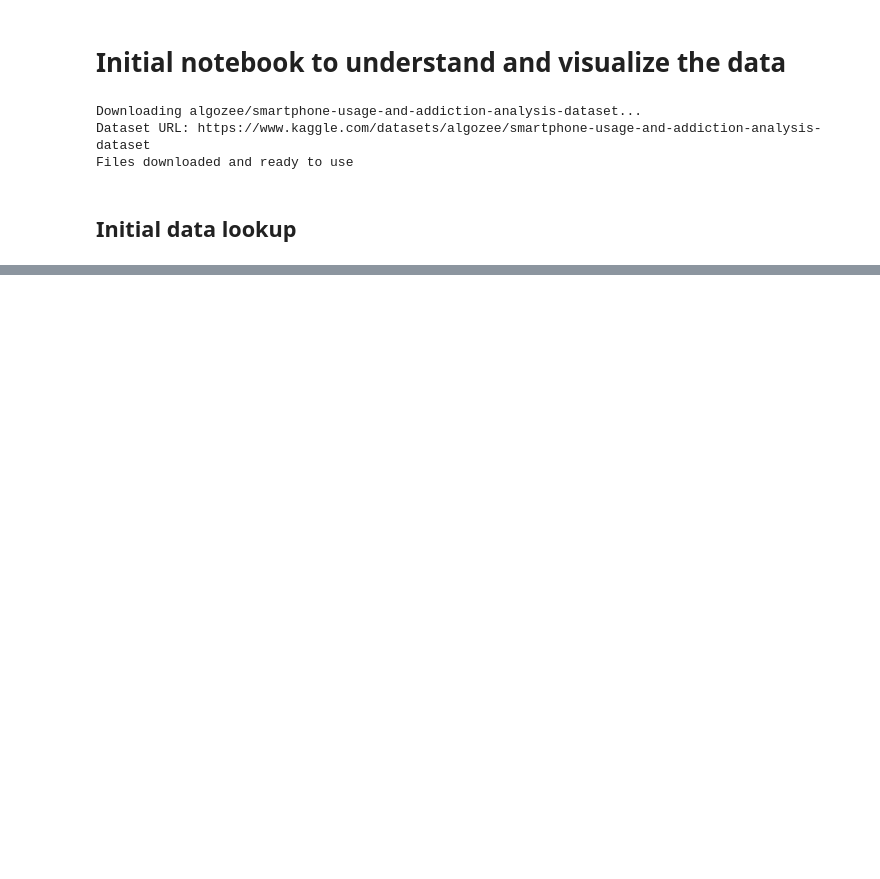
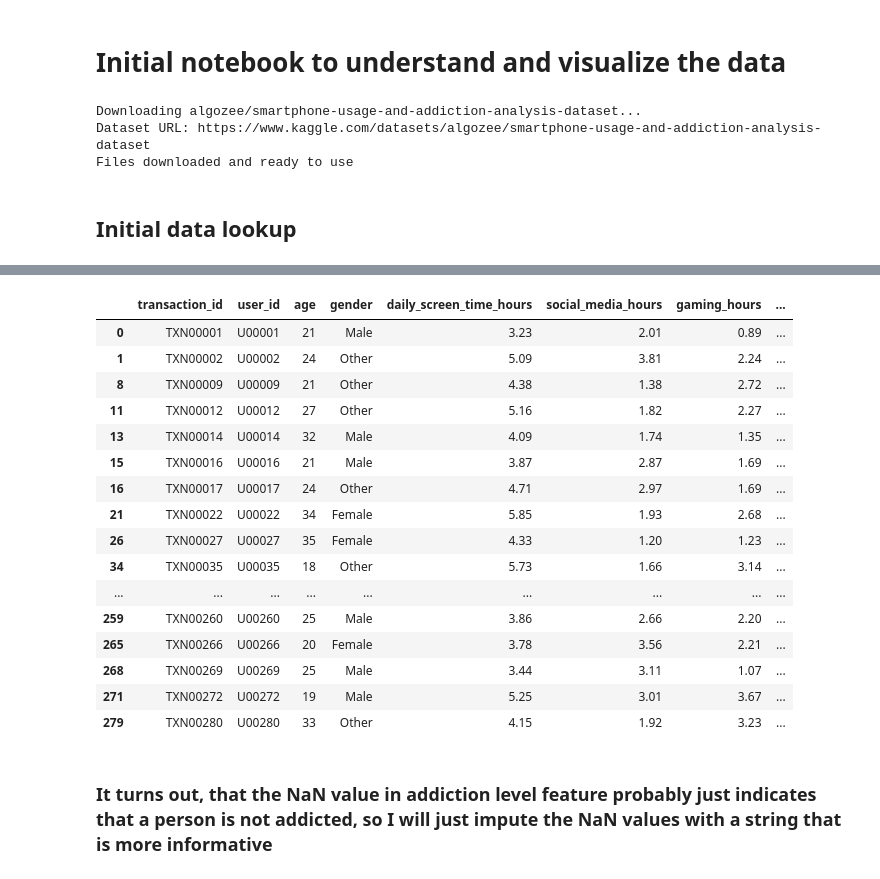
Before and after one commit to mint-projects/eda_interactive_dashboard, a Jupyter notebook: visualization.ipynb, the cells around one changed output, grey strips where cells are left out. Saved outputs shown, nothing was run; the diff lists cells and outputs as text; code cells hidden in the pictures; blank space fills up the shorter version.

```diff
--- a/visualization.ipynb
+++ b/visualization.ipynb
@@ -37,0 +83,9 @@ TypeError: 'module' object is not callable
+# %%
+missing = data[data["addiction_level"].isnull()].copy()
+not_missing = data[data["addiction_level"].notnull()].copy()
+
+print("Mean values for not missing data:")
+print(not_missing.mean(numeric_only=True))
+
+print("\nMean values for missing values in the addiciton level column:")
+print(missing.mean(numeric_only=True))
@@ -37,0 +110,22 @@ TypeError: 'module' object is not callable
+# %%
+display(missing.head(30))
+# %% [output]
+|  | transaction_id | user_id | age | gender | daily_screen_time_hours | social_media_hours | gaming_hours | ... |
+| 0 | TXN00001 | U00001 | 21 | Male | 3.23 | 2.01 | 0.89 | ... |
+| 1 | TXN00002 | U00002 | 24 | Other | 5.09 | 3.81 | 2.24 | ... |
+| 8 | TXN00009 | U00009 | 21 | Other | 4.38 | 1.38 | 2.72 | ... |
+| 11 | TXN00012 | U00012 | 27 | Other | 5.16 | 1.82 | 2.27 | ... |
+| 13 | TXN00014 | U00014 | 32 | Male | 4.09 | 1.74 | 1.35 | ... |
+| 15 | TXN00016 | U00016 | 21 | Male | 3.87 | 2.87 | 1.69 | ... |
+| 16 | TXN00017 | U00017 | 24 | Other | 4.71 | 2.97 | 1.69 | ... |
+| 21 | TXN00022 | U00022 | 34 | Female | 5.85 | 1.93 | 2.68 | ... |
+| 26 | TXN00027 | U00027 | 35 | Female | 4.33 | 1.20 | 1.23 | ... |
+| 34 | TXN00035 | U00035 | 18 | Other | 5.73 | 1.66 | 3.14 | ... |
+| ... | ... | ... | ... | ... | ... | ... | ... | ... |
+| 259 | TXN00260 | U00260 | 25 | Male | 3.86 | 2.66 | 2.20 | ... |
+| 265 | TXN00266 | U00266 | 20 | Female | 3.78 | 3.56 | 2.21 | ... |
+| 268 | TXN00269 | U00269 | 25 | Male | 3.44 | 3.11 | 1.07 | ... |
+| 271 | TXN00272 | U00272 | 19 | Male | 5.25 | 3.01 | 3.67 | ... |
+| 279 | TXN00280 | U00280 | 33 | Other | 4.15 | 1.92 | 3.23 | ... |
+# %% [markdown]
+### It turns out, that the NaN value in addiction level feature probably just indicates that a person is not addicted, so I will just impute the NaN values with a string that is more informative
```
Also changed, not shown: parts of 11 cells of this notebook, 1 other file.
